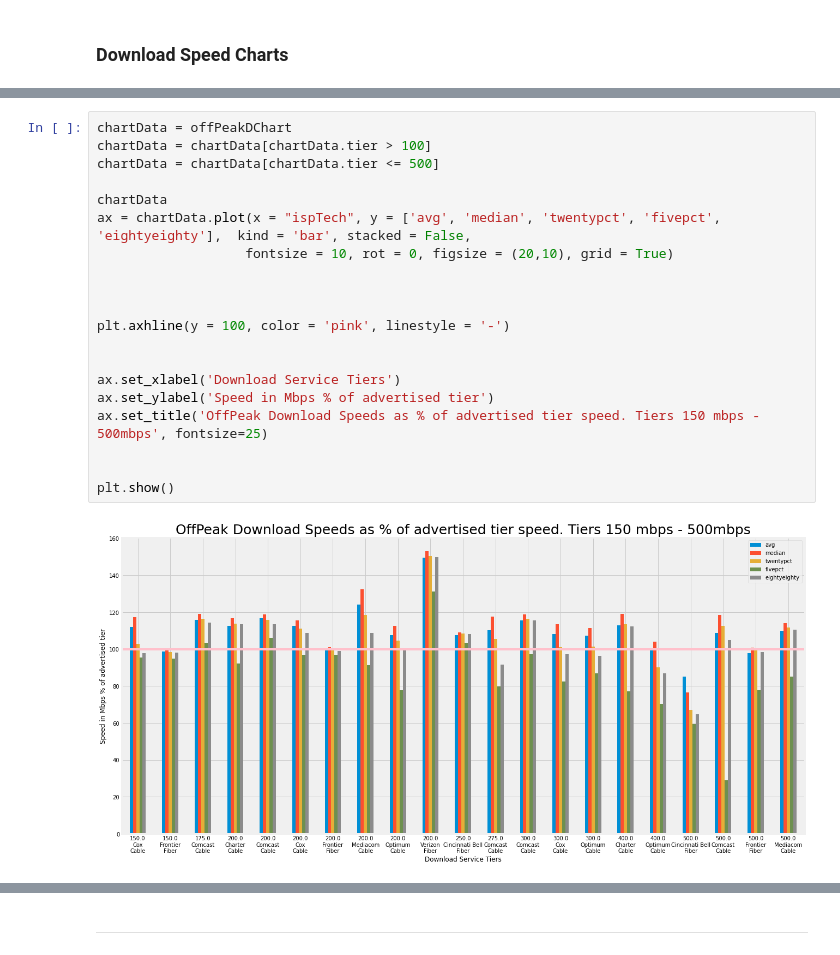
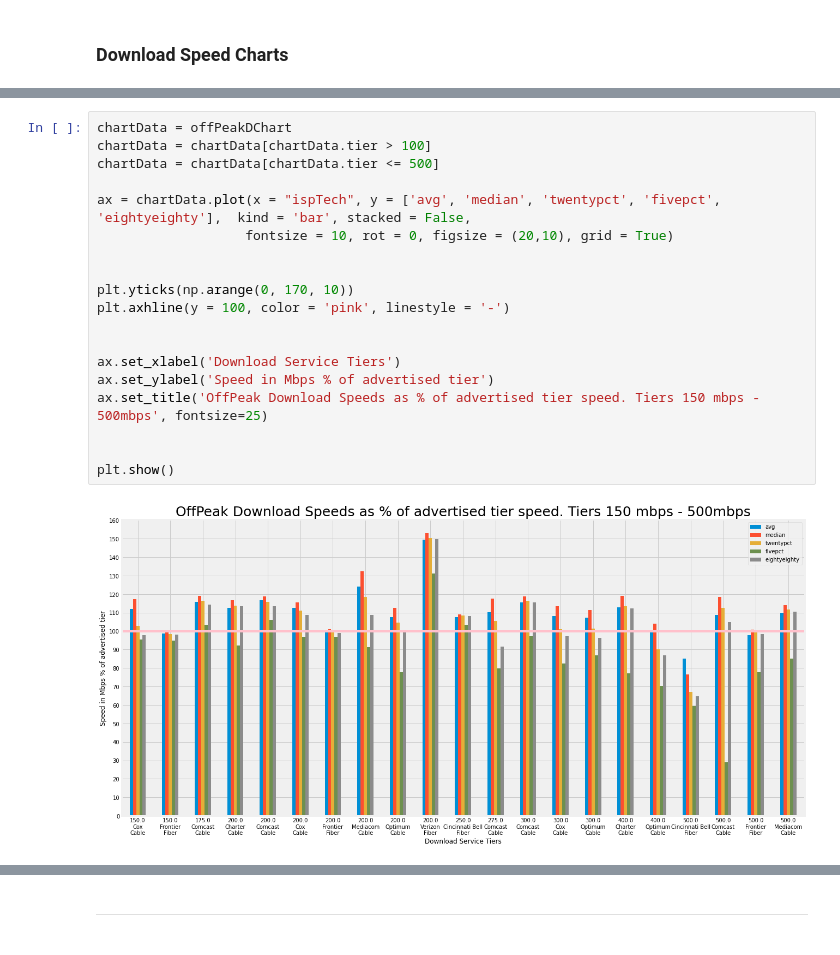
Before and after one commit to afreund415/MBA-broadband-research, a Jupyter notebook: MBA Upload and Download Speed Metric Charts.ipynb, the cells around one changed output, grey strips where cells are left out. Saved outputs shown, nothing was run; the diff lists cells and outputs as text.

```diff
--- a/MBA Upload and Download Speed Metric Charts.ipynb
+++ b/MBA Upload and Download Speed Metric Charts.ipynb
@@ -591,25 +591,24 @@ plt.show()
 # %%
 chartData = offPeakDChart
 chartData = chartData[chartData.tier > 100]
 chartData = chartData[chartData.tier <= 500]
 
-chartData
 ax = chartData.plot(x = "ispTech", y = ['avg', 'median', 'twentypct', 'fivepct', 'eightyeighty'],  kind = 'bar', stacked = False,
                    fontsize = 10, rot = 0, figsize = (20,10), grid = True)
 
 
-
+plt.yticks(np.arange(0, 170, 10))
 plt.axhline(y = 100, color = 'pink', linestyle = '-')
 
 
 ax.set_xlabel('Download Service Tiers')
 ax.set_ylabel('Speed in Mbps % of advertised tier')
 ax.set_title('OffPeak Download Speeds as % of advertised tier speed. Tiers 150 mbps - 500mbps', fontsize=25)
 
 
 plt.show()
 # %% [output]
-[figure, old version]
+[figure, new version]
 # %%
 chartData = peakDChart
 chartData = chartData[chartData.tier > 500]
```
Also changed, not shown: parts of 18 cells of this notebook.
